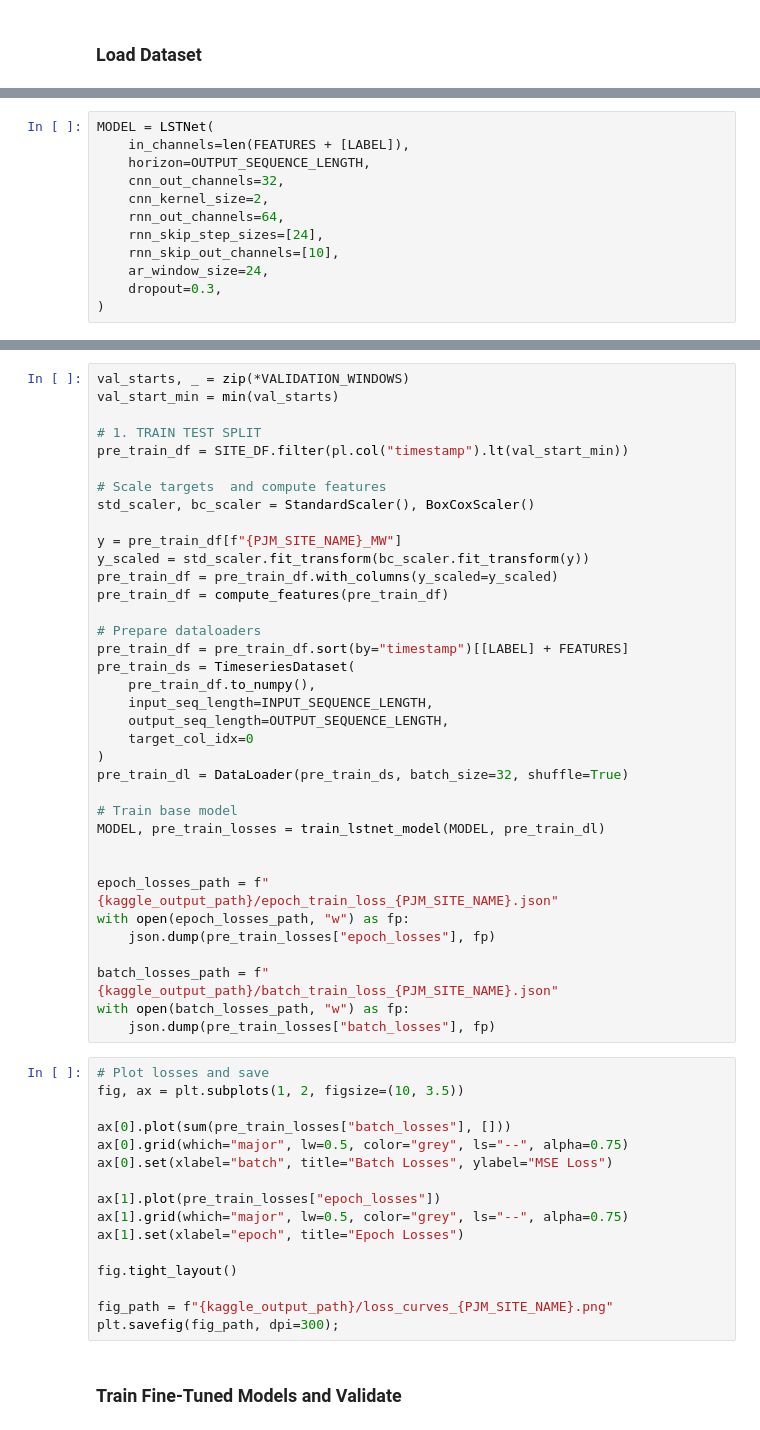
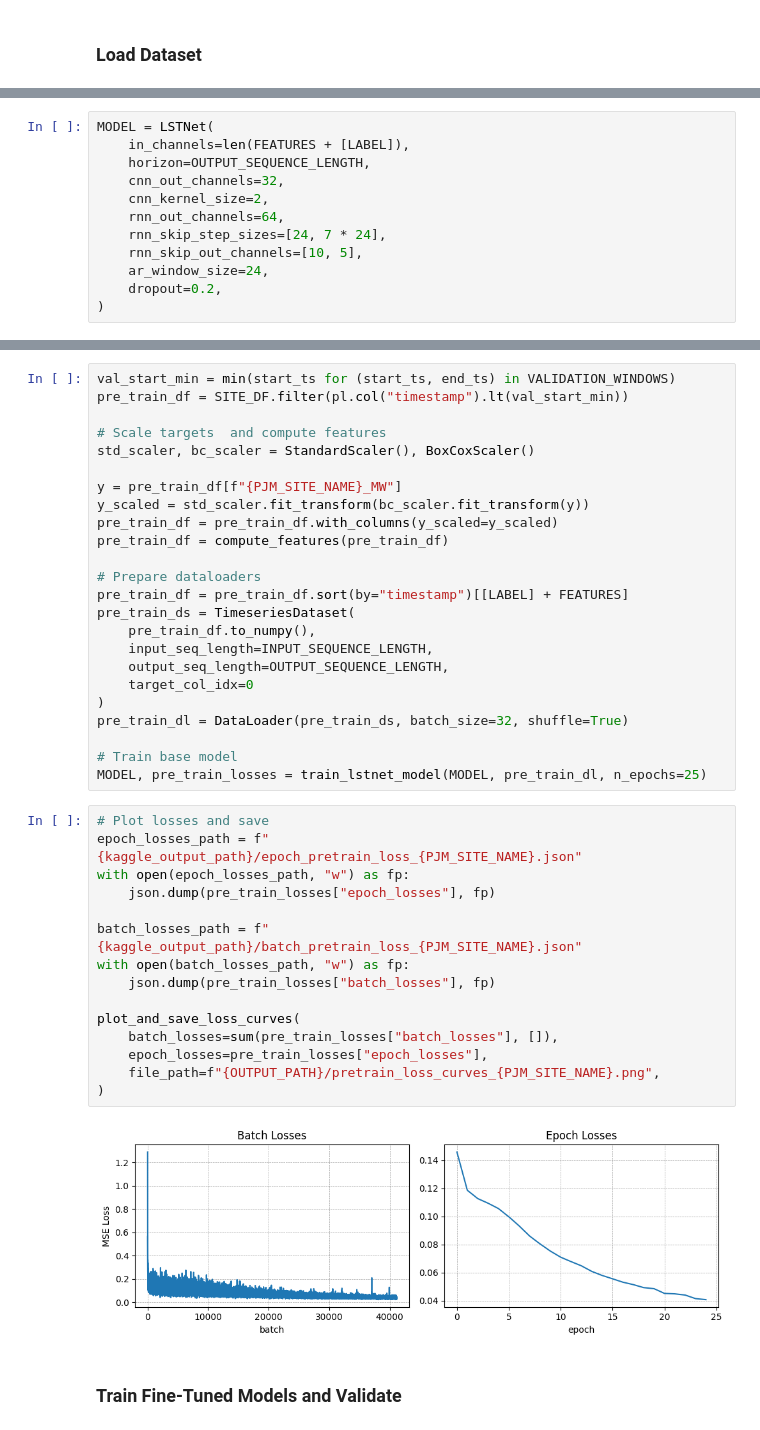
Before and after one commit to lmalms/sequence-learners, a Jupyter notebook: gridsight/notebooks/pjm/2.1_lstnet_kaggle.ipynb, the cells around one changed output, grey strips where cells are left out. Cells and saved outputs as stored; diff of their text form.

Commit message:
Kaggle Notebook | pjm_lstnet | Version 1

```diff
--- a/gridsight/notebooks/pjm/2.1_lstnet_kaggle.ipynb
+++ b/gridsight/notebooks/pjm/2.1_lstnet_kaggle.ipynb
@@ -386,8 +399,8 @@ MODEL = LSTNet(
     cnn_out_channels=32,
     cnn_kernel_size=2,
     rnn_out_channels=64,
-    rnn_skip_step_sizes=[24],
-    rnn_skip_out_channels=[10],
+    rnn_skip_step_sizes=[24, 7 * 24],
+    rnn_skip_out_channels=[10, 5],
     ar_window_size=24,
-    dropout=0.3,
+    dropout=0.2,
 )
@@ -394,8 +409,5 @@ MODEL = LSTNet(
 # %%
-val_starts, _ = zip(*VALIDATION_WINDOWS)
-val_start_min = min(val_starts)
-
-# 1. TRAIN TEST SPLIT
+val_start_min = min(start_ts for (start_ts, end_ts) in VALIDATION_WINDOWS)
 pre_train_df = SITE_DF.filter(pl.col("timestamp").lt(val_start_min))
 
 # Scale targets  and compute features
@@ -417,32 +429,24 @@ pre_train_ds = TimeseriesDataset(
 pre_train_dl = DataLoader(pre_train_ds, batch_size=32, shuffle=True)
 
 # Train base model
-MODEL, pre_train_losses = train_lstnet_model(MODEL, pre_train_dl)
-
-
-epoch_losses_path = f"{kaggle_output_path}/epoch_train_loss_{PJM_SITE_NAME}.json"
-with open(epoch_losses_path, "w") as fp:
-    json.dump(pre_train_losses["epoch_losses"], fp)
-
-batch_losses_path = f"{kaggle_output_path}/batch_train_loss_{PJM_SITE_NAME}.json"
-with open(batch_losses_path, "w") as fp:
-    json.dump(pre_train_losses["batch_losses"], fp)
+MODEL, pre_train_losses = train_lstnet_model(MODEL, pre_train_dl, n_epochs=25)
 # %%
 # Plot losses and save
-fig, ax = plt.subplots(1, 2, figsize=(10, 3.5))
+epoch_losses_path = f"{kaggle_output_path}/epoch_pretrain_loss_{PJM_SITE_NAME}.json"
+with open(epoch_losses_path, "w") as fp:
+    json.dump(pre_train_losses["epoch_losses"], fp)
 
-ax[0].plot(sum(pre_train_losses["batch_losses"], []))
-ax[0].grid(which="major", lw=0.5, color="grey", ls="--", alpha=0.75)
-ax[0].set(xlabel="batch", title="Batch Losses", ylabel="MSE Loss")
+batch_losses_path = f"{kaggle_output_path}/batch_pretrain_loss_{PJM_SITE_NAME}.json"
+with open(batch_losses_path, "w") as fp:
+    json.dump(pre_train_losses["batch_losses"], fp)
 
-ax[1].plot(pre_train_losses["epoch_losses"])
-ax[1].grid(which="major", lw=0.5, color="grey", ls="--", alpha=0.75)
-ax[1].set(xlabel="epoch", title="Epoch Losses")
-
-fig.tight_layout()
-
-fig_path = f"{kaggle_output_path}/loss_curves_{PJM_SITE_NAME}.png"
-plt.savefig(fig_path, dpi=300);
+plot_and_save_loss_curves(
+    batch_losses=sum(pre_train_losses["batch_losses"], []),
+    epoch_losses=pre_train_losses["epoch_losses"],
+    file_path=f"{OUTPUT_PATH}/pretrain_loss_curves_{PJM_SITE_NAME}.png",
+)
+# %% [output]
+[figure, added]
 # %% [markdown]
 ### Train Fine-Tuned Models and Validate
 # %%
```
Also changed, not shown: parts of 9 cells of this notebook.
